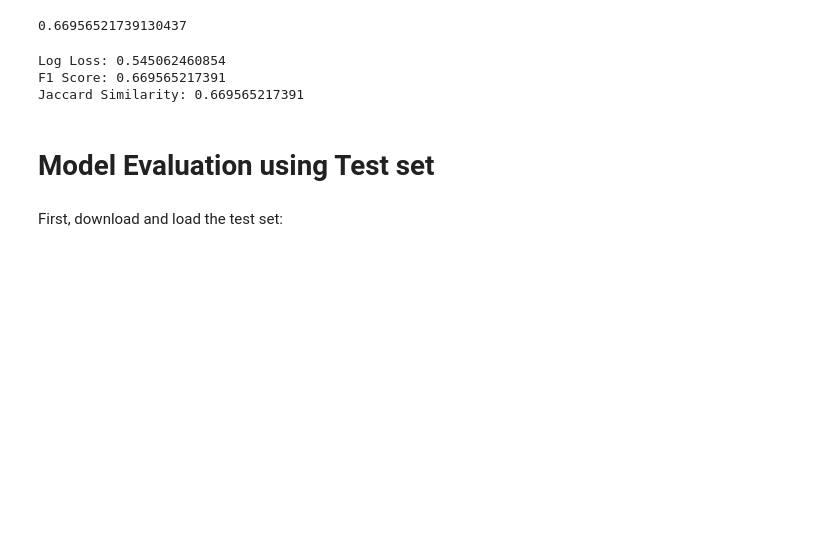
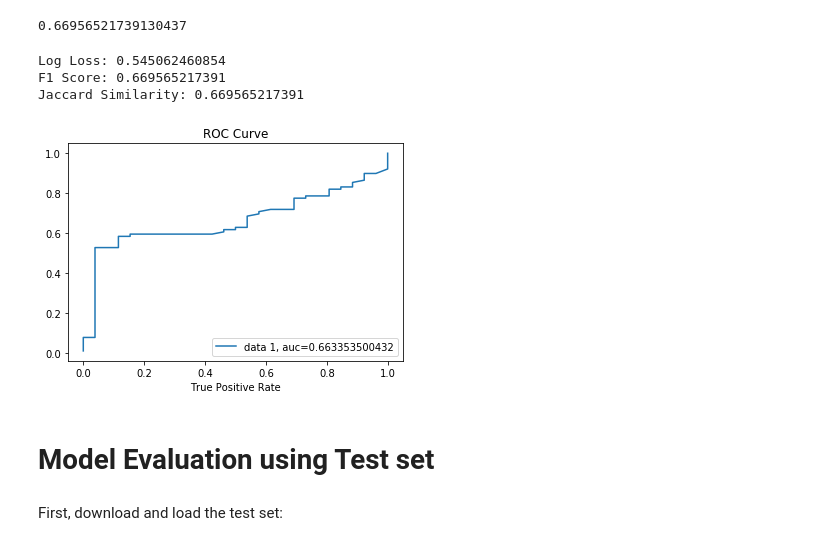
Before and after one commit to mohanprasath/course_work, a Jupyter notebook: coursera/machine_learning_with_python/Machine Learning Coursera Project.ipynb, the cells around one changed output. Drawn from its saved outputs; the diff is of its cells as text; code cells hidden in the pictures; blank space fills up the shorter version.

```diff
--- a/coursera/machine_learning_with_python/Machine Learning Coursera Project.ipynb
+++ b/coursera/machine_learning_with_python/Machine Learning Coursera Project.ipynb
@@ -457,10 +457,13 @@ lr_clf.score(X_test, y_test)
 from sklearn.metrics import log_loss
 from sklearn.metrics import jaccard_similarity_score
 from sklearn.metrics import f1_score
+from sklearn import metrics
 
 yhat = lr_clf.predict(X_test)
 yhat_prob = lr_clf.predict_proba(X_test)
 
+yhat_plot_prob = yhat_prob[::,1]
+
 print("Log Loss:", log_loss(y_test, yhat_prob))
 print("F1 Score:", f1_score(y_test, yhat, average='weighted'))
 print("Jaccard Similarity:", jaccard_similarity_score(y_test, yhat))
@@ -468,6 +471,19 @@ print("Jaccard Similarity:", jaccard_similarity_score(y_test, yhat))
 Log Loss: 0.545062460854
 F1 Score: 0.669565217391
 Jaccard Similarity: 0.669565217391
+# %%
+# The Following code was obtained and modified from https://www.datacamp.com/community/tutorials/understanding-logistic-regression-python
+
+fpr, tpr, _ = metrics.roc_curve(y_test,  yhat_plot_prob)
+auc = metrics.roc_auc_score(y_test, yhat_plot_prob)
+plt.plot(fpr, tpr, label="data 1, auc="+str(auc))
+plt.legend(loc=4)
+plt.xlabel("False Positive Rate")
+plt.xlabel("True Positive Rate")
+plt.title("ROC Curve")
+plt.show()
+# %% [output]
+[figure, added]
 # %% [markdown]
 # Model Evaluation using Test set
 # %%
```
